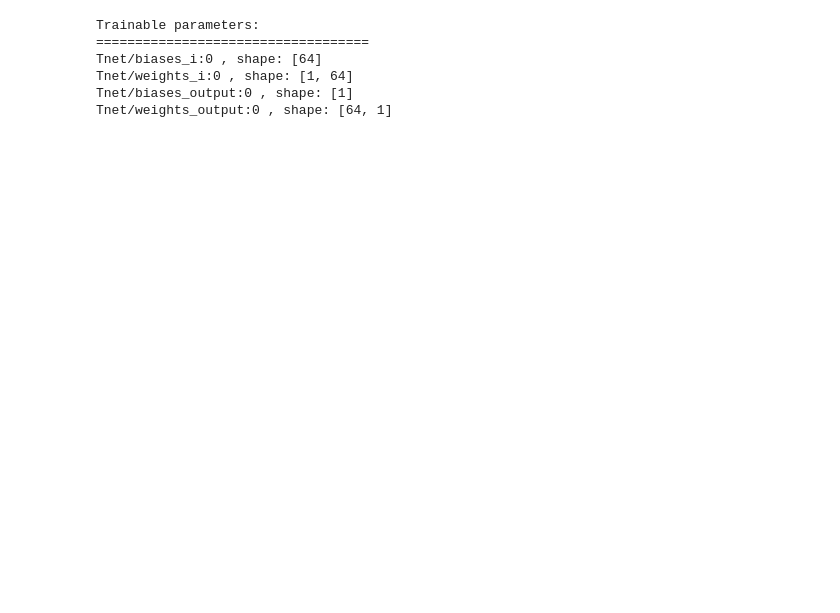
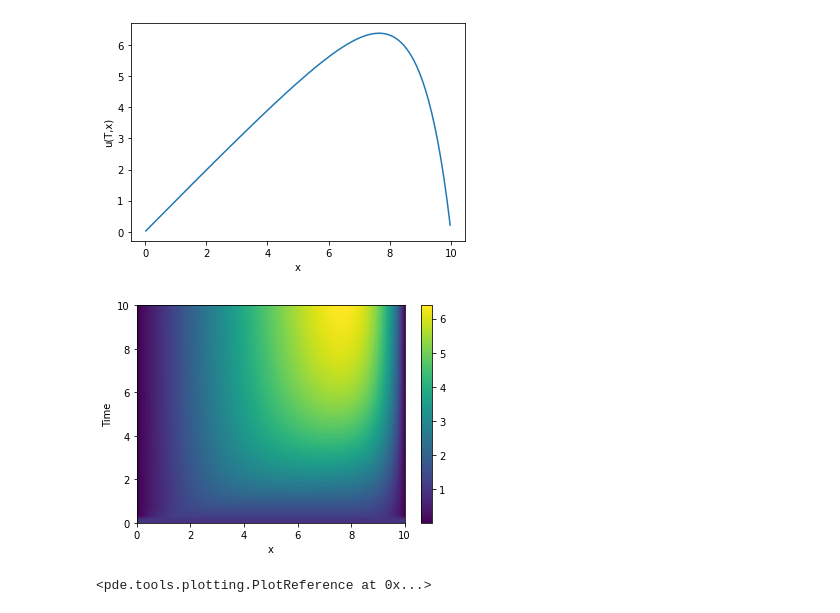
Before and after one commit to alirezayazdani1/PINNs-Tutorial, a Jupyter notebook: EquationInformed.ipynb, the cells around one changed output. Drawn from its saved outputs; the diff is of its cells as text; code cells hidden in the pictures; blank space fills up the shorter version.

```diff
--- a/EquationInformed.ipynb
+++ b/EquationInformed.ipynb
@@ -15,0 +38,49 @@ npr.seed(1234)
+# %%
+class AdvectionDiffusion1dPDE(PDEBase):
+    def __init__(self, Pec=1.0, bc='natural'):
+        """ initialize the class with a Peclet number and boundary conditions
+        for the actual field """
+        self.Pec = Pec
+        self.bc = bc
+
+    def evolution_rate(self, state, t=0):
+        """ numpy implementation of the evolution equation """
+        assert state.grid.dim == 1  # ensure the state is one-dimensional
+        state_lapacian = state.laplace(bc=self.bc)
+        state_gradient = state.gradient(bc=self.bc)
+        return state_lapacian - self.Pec*state_gradient + self.Pec
+
+    def _make_pde_rhs_numba(self, state):
+        """ the numba-accelerated evolution equation """
+        assert state.grid.dim == 1  # ensure the state is one-dimensional
+        # make class attributes locally available
+        Pec = self.Pec
+
+        # create operators
+        laplace_u = state.grid.get_operator('laplace', bc=self.bc)
+        gradient_u = state.grid.get_operator('gradient', bc=self.bc)
+
+        @jit
+        def pde_rhs(state_data, t=0):
+            """ compiled helper function evaluating right hand side """
+            state_lapacian = laplace_u(state_data)
+            state_gradient = gradient_u(state_data)
+            return state_lapacian - Pec*state_gradient + Pec
+        return pde_rhs
+
+# initialize the equation and the space
+grid = CartesianGrid([[0, 10]], [200], periodic=False)
+field = ScalarField(grid, data=1, label='u(T,x)')
+
+# solve the equation and store the trajectory
+eq = AdvectionDiffusion1dPDE(Pec=1.0, bc=[{'type': 'value', 'value': 0}, {'type': 'value', 'value': 0}])
+storage = MemoryStorage()
+result = eq.solve(field, t_range=10, tracker=["progress", storage.tracker(0.25)])
+
+result.plot()
+# plot the trajectory as a space-time plot
+plot_kymograph(storage)
+# %% [output]
+[figure, added]
+[figure, added]
+<pde.tools.plotting.PlotReference at 0x...>
@@ -191,13 +300,0 @@ f_star = f(x_star)
-# %%
-# fully-connected neural net architecture (dimensions of each layer)
-layers = [1, 64, 1]
-
-# define PINN model
-model = HeatEq1D(x_u, y_u, x_r, f_tf, layers)
-# %% [output]
-Trainable parameters:
-===================================
-Tnet/biases_i:0 , shape: [64]
-Tnet/weights_i:0 , shape: [1, 64]
-Tnet/biases_output:0 , shape: [1]
-Tnet/weights_output:0 , shape: [64, 1]
```
Also changed, not shown: parts of 11 cells of this notebook, 1 other file.
